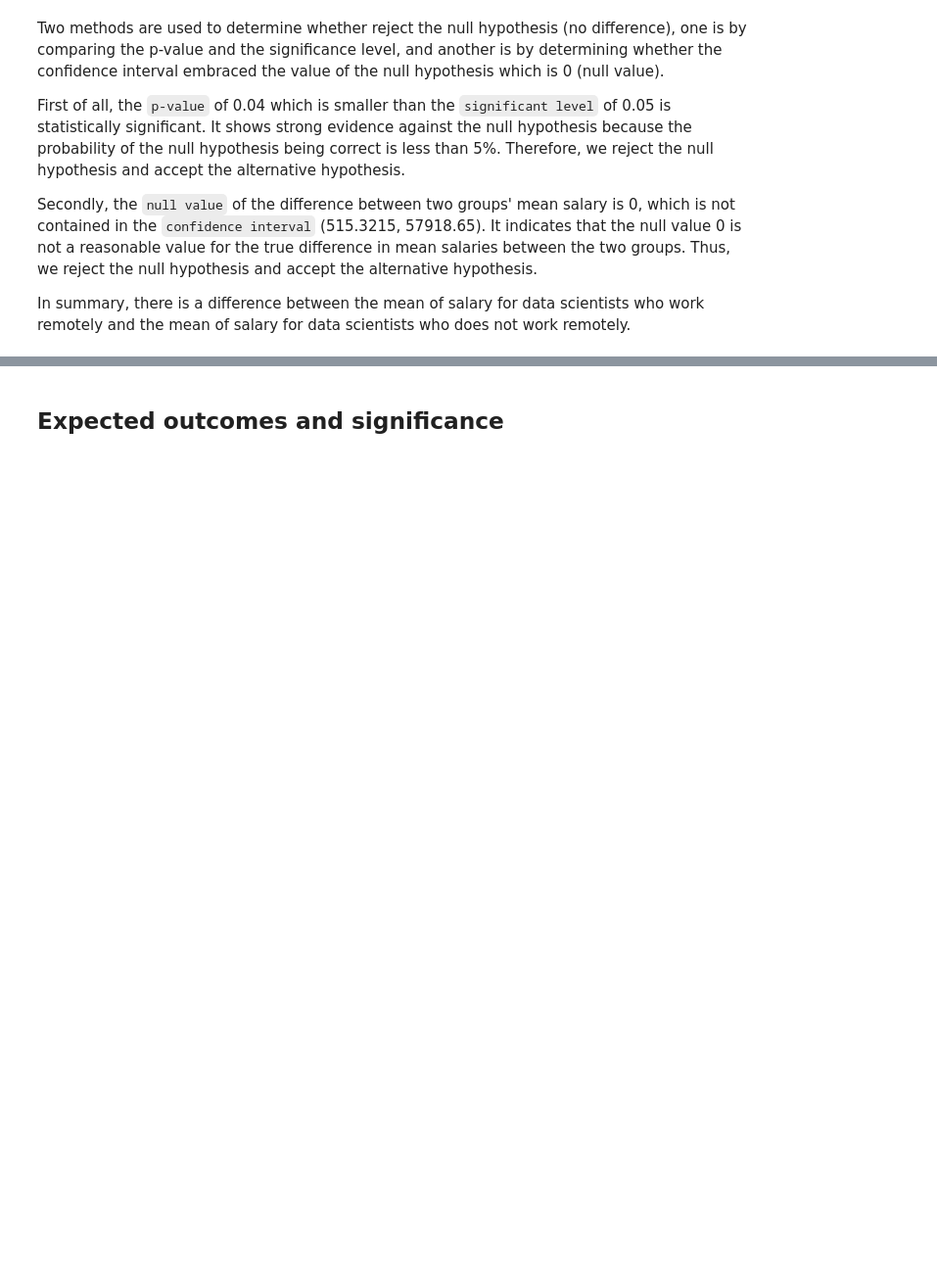
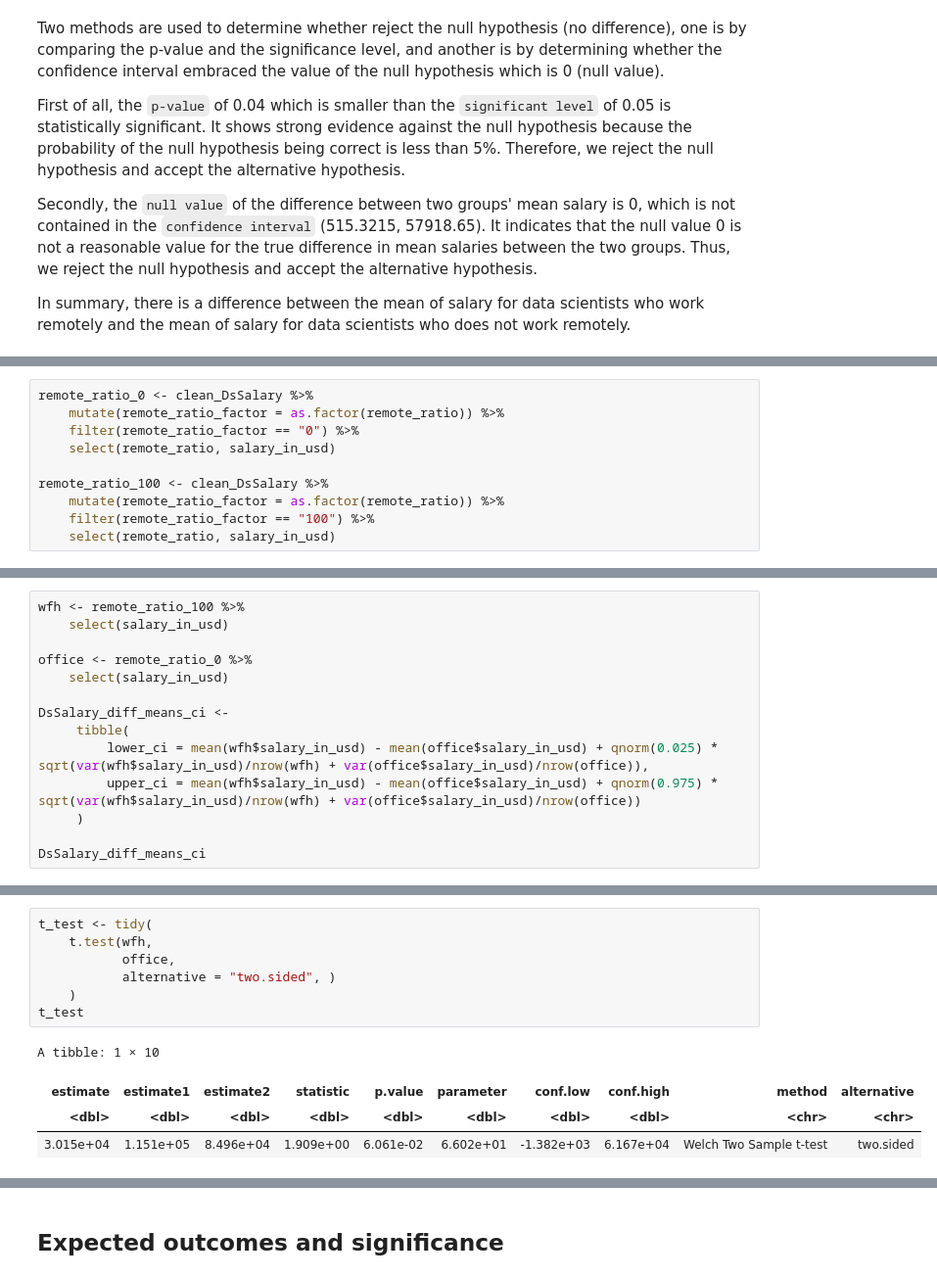
Before and after one commit to Wills-Hao/DS-Salary-Factor-Remote-R, a Jupyter notebook: Projectproposal.ipynb, the cells around one changed output, grey strips where cells are left out. Shown at 98% size. Cells and saved outputs as stored; diff of their text form; blank space fills up the shorter version.

Commit message:
Added CLT and Student T-test

```diff
--- a/Projectproposal.ipynb
+++ b/Projectproposal.ipynb
@@ -301,0 +287,10 @@ In summary, there is a difference between the mean of salary for data scientists
+# %%
+remote_ratio_0 <- clean_DsSalary %>%
+    mutate(remote_ratio_factor = as.factor(remote_ratio)) %>%
+    filter(remote_ratio_factor == "0") %>%
+    select(remote_ratio, salary_in_usd)
+
+remote_ratio_100 <- clean_DsSalary %>%
+    mutate(remote_ratio_factor = as.factor(remote_ratio)) %>%
+    filter(remote_ratio_factor == "100") %>%
+    select(remote_ratio, salary_in_usd)
@@ -301,0 +402,14 @@ In summary, there is a difference between the mean of salary for data scientists
+# %%
+wfh <- remote_ratio_100 %>%
+    select(salary_in_usd)
+
+office <- remote_ratio_0 %>%
+    select(salary_in_usd)
+
+DsSalary_diff_means_ci <-
+     tibble(
+         lower_ci = mean(wfh$salary_in_usd) - mean(office$salary_in_usd) + qnorm(0.025) * sqrt(var(wfh$salary_in_usd)/nrow(wfh) + var(office$salary_in_usd)/nrow(office)),
+         upper_ci = mean(wfh$salary_in_usd) - mean(office$salary_in_usd) + qnorm(0.975) * sqrt(var(wfh$salary_in_usd)/nrow(wfh) + var(office$salary_in_usd)/nrow(office))
+     )
+
+DsSalary_diff_means_ci
@@ -301,0 +431,12 @@ In summary, there is a difference between the mean of salary for data scientists
+# %%
+t_test <- tidy(
+    t.test(wfh,
+           office,
+           alternative = "two.sided", )
+    )
+t_test
+# %% [output]
+A tibble: 1 × 10
+| estimate | estimate1 | estimate2 | statistic | p.value | parameter | conf.low | conf.high | method | alternative |
+| <dbl> | <dbl> | <dbl> | <dbl> | <dbl> | <dbl> | <dbl> | <dbl> | <chr> | <chr> |
+| 3.015e+04 | 1.151e+05 | 8.496e+04 | 1.909e+00 | 6.061e-02 | 6.602e+01 | -1.382e+03 | 6.167e+04 | Welch Two Sample t-test | two.sided |
```
Also changed, not shown: parts of 25 cells of this notebook.
